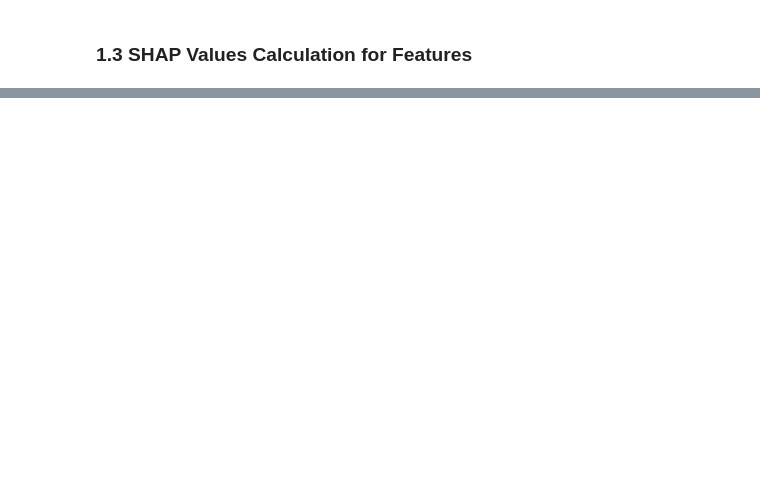
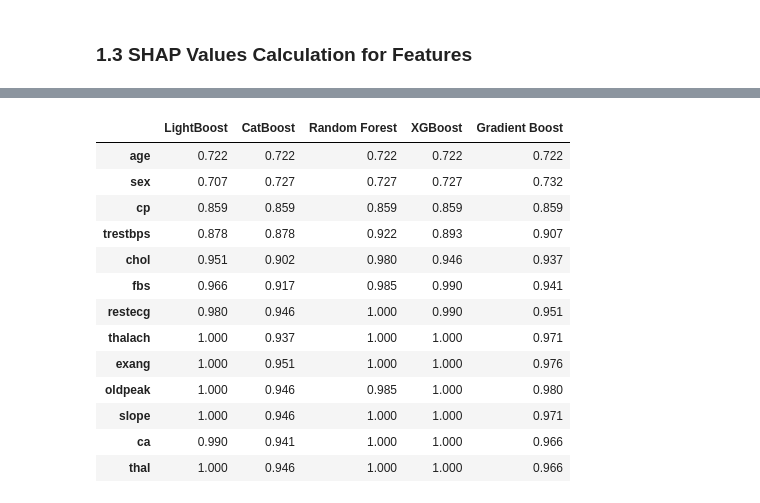
Before and after one commit to Mubashir42884/Research-Methodology-and-Statistics, a Jupyter notebook: notebooks/03_naive_reproduction_ML.ipynb, the cells around one changed output, grey strips where cells are left out. Drawn from its saved outputs; the diff is of its cells as text; code cells hidden in the pictures; blank space fills up the shorter version.

```diff
--- a/notebooks/03_naive_reproduction_ML.ipynb
+++ b/notebooks/03_naive_reproduction_ML.ipynb
@@ -413,0 +512,19 @@ def ml_importance(df, borda_rank):
+# %%
+tab7_columns_order = ['LightBoost', 'CatBoost', 'Random Forest', 'XGBoost', 'Gradient Boost']
+tab7_rep = tab7_rep[tab7_columns_order]
+tab7_rep
+# %% [output]
+|  | LightBoost | CatBoost | Random Forest | XGBoost | Gradient Boost |
+| age | 0.722 | 0.722 | 0.722 | 0.722 | 0.722 |
+| sex | 0.707 | 0.727 | 0.727 | 0.727 | 0.732 |
+| cp | 0.859 | 0.859 | 0.859 | 0.859 | 0.859 |
+| trestbps | 0.878 | 0.878 | 0.922 | 0.893 | 0.907 |
+| chol | 0.951 | 0.902 | 0.980 | 0.946 | 0.937 |
+| fbs | 0.966 | 0.917 | 0.985 | 0.990 | 0.941 |
+| restecg | 0.980 | 0.946 | 1.000 | 0.990 | 0.951 |
+| thalach | 1.000 | 0.937 | 1.000 | 1.000 | 0.971 |
+| exang | 1.000 | 0.951 | 1.000 | 1.000 | 0.976 |
+| oldpeak | 1.000 | 0.946 | 0.985 | 1.000 | 0.980 |
+| slope | 1.000 | 0.946 | 1.000 | 1.000 | 0.971 |
+| ca | 0.990 | 0.941 | 1.000 | 1.000 | 0.966 |
+| thal | 1.000 | 0.946 | 1.000 | 1.000 | 0.966 |
```
Also changed, not shown: parts of 19 cells of this notebook, 15 other files.
